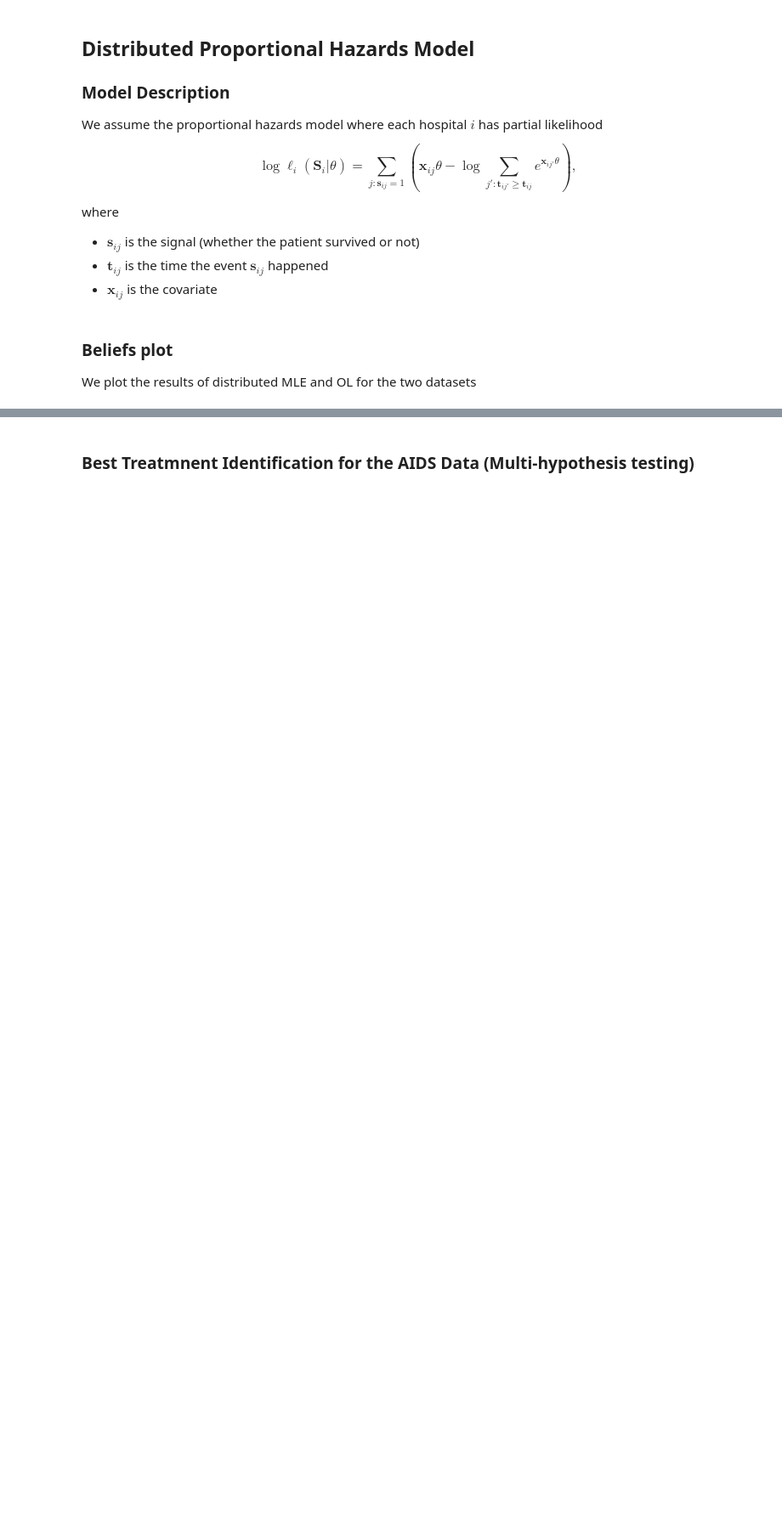
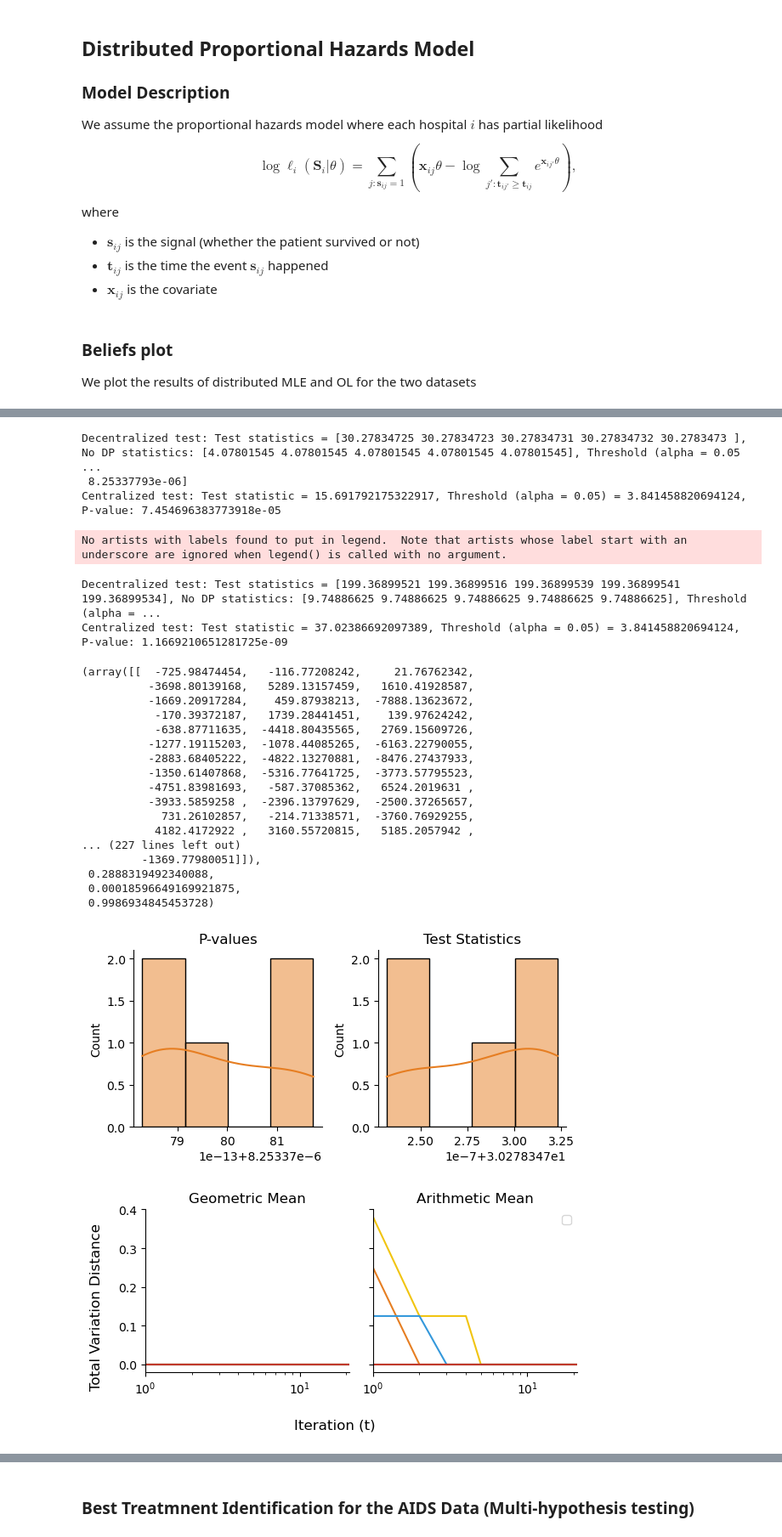
Before and after one commit to papachristoumarios/dp-social-learning, a Jupyter notebook: clinical_trials.ipynb, the cells around one changed output, grey strips where cells are left out. Shown at 85% size. Cells and saved outputs as stored; diff of their text form; code cells hidden in the pictures; blank space fills up the shorter version.

```diff
--- a/clinical_trials.ipynb
+++ b/clinical_trials.ipynb
@@ -820,0 +875,32 @@ distributed_survival_analysis(df_tmb, num_hospitals=num_hospitals, G=nx.erdos_re
+# %%
+# ATSG
+num_hospitals = 5
+alpha = 0.05
+beta = 1 - alpha
+epsilon = 1
+G = nx.complete_graph(num_hospitals)
+
+# Hypothesis Test
+# Generalized LRT
+_ = likelihood_ratio_test(df_atsg, num_hospitals=num_hospitals, epsilon=epsilon, alpha=alpha, covariate='ddI', G=G, time_col='time', event_col='label', suffix='_hiv_erdosrenyi', alternative='composite', bootstrap=False)
+
+# MLE
+simple_alternative = np.log(1/2) * np.ones(1)
+_ = distributed_survival_analysis(df_atsg, num_hospitals=num_hospitals, G=G, epsilon=epsilon, alpha=alpha, beta=beta, covariate='ddI', node_layout='spring', suffix='_hiv_erdosrenyi', time_col='time', event_col='label', alternative=simple_alternative, method='MLE', rho=1.5)
+_ = distributed_survival_analysis(df_atsg, num_hospitals=num_hospitals, G=G, epsilon=epsilon, alpha=alpha, beta=beta, covariate='ddI', node_layout='spring', suffix='_hiv_erdosrenyi', time_col='time', event_col='label', alternative=simple_alternative, method='OL', intermittent_period=10)
+
+# MLE Rizk et al (2023)
+_ = distributed_survival_analysis(df_atsg, num_hospitals=num_hospitals, G=G, epsilon=epsilon, alpha=alpha, beta=beta, covariate='ddI', node_layout='spring', suffix='_hiv_erdosrenyi', time_col='time', event_col='label', alternative='composite', method='Rizk-MLE', num_iterations=100, lr=0.001, penalizer=0.1)
+
+
+# TMB
+
+# Hypothesis Test
+# Generalized LRT
+_ = likelihood_ratio_test(df_tmb, num_hospitals=num_hospitals, epsilon=epsilon, alpha=alpha, covariate='TMB', G=G, time_col='SURVIVAL_MONTHS', event_col='SURVIVAL_EVENT', suffix='_tmb_erdosrenyi', bootstrap=False, balanced_survivals=False)
+
+# MLE
+simple_alternative = np.log(0.15) * np.ones(1)
+distributed_survival_analysis(df_tmb, num_hospitals=num_hospitals, G=G, epsilon=epsilon, alpha=alpha, beta=beta, covariate='TMB', node_layout='spring', suffix='_tmb_erdosrenyi', time_col='SURVIVAL_MONTHS', event_col='SURVIVAL_EVENT', alternative=simple_alternative, balanced_survivals=False)
+distributed_survival_analysis(df_tmb, num_hospitals=num_hospitals, G=G, epsilon=epsilon, alpha=alpha, beta=beta, covariate='TMB', node_layout='spring', suffix='_tmb_erdosrenyi', time_col='SURVIVAL_MONTHS', event_col='SURVIVAL_EVENT', alternative=simple_alternative, method='OL', intermittent_period=1, balanced_survivals=False)
+# %% [output]
@@ -820,0 +908,25 @@ distributed_survival_analysis(df_tmb, num_hospitals=num_hospitals, G=nx.erdos_re
+Decentralized test: Test statistics = [30.27834725 30.27834723 30.27834731 30.27834732 30.2783473 ], No DP statistics: [4.07801545 4.07801545 4.07801545 4.07801545 4.07801545], Threshold (alpha = 0.05 ...
+ 8.25337793e-06]
+Centralized test: Test statistic = 15.691792175322917, Threshold (alpha = 0.05) = 3.841458820694124, P-value: 7.454696383773918e-05
+No artists with labels found to put in legend.  Note that artists whose label start with an underscore are ignored when legend() is called with no argument.
+Decentralized test: Test statistics = [199.36899521 199.36899516 199.36899539 199.36899541 199.36899534], No DP statistics: [9.74886625 9.74886625 9.74886625 9.74886625 9.74886625], Threshold (alpha = ...
+Centralized test: Test statistic = 37.02386692097389, Threshold (alpha = 0.05) = 3.841458820694124, P-value: 1.1669210651281725e-09
+(array([[  -725.98474454,   -116.77208242,     21.76762342,
+          -3698.80139168,   5289.13157459,   1610.41928587,
+          -1669.20917284,    459.87938213,  -7888.13623672,
+           -170.39372187,   1739.28441451,    139.97624242,
+           -638.87711635,  -4418.80435565,   2769.15609726,
+          -1277.19115203,  -1078.44085265,  -6163.22790055,
+          -2883.68405222,  -4822.13270881,  -8476.27437933,
+          -1350.61407868,  -5316.77641725,  -3773.57795523,
+          -4751.83981693,   -587.37085362,   6524.2019631 ,
+          -3933.5859258 ,  -2396.13797629,  -2500.37265657,
+            731.26102857,   -214.71338571,  -3760.76929255,
+           4182.4172922 ,   3160.55720815,   5185.2057942 ,
+... (227 lines left out)
+         -1369.77980051]]),
+ 0.2888319492340088,
+ 0.00018596649169921875,
+ 0.9986934845453728)
+[figure, added]
+[figure, added]
```
Also changed, not shown: parts of 11 cells of this notebook, 33 other files.
